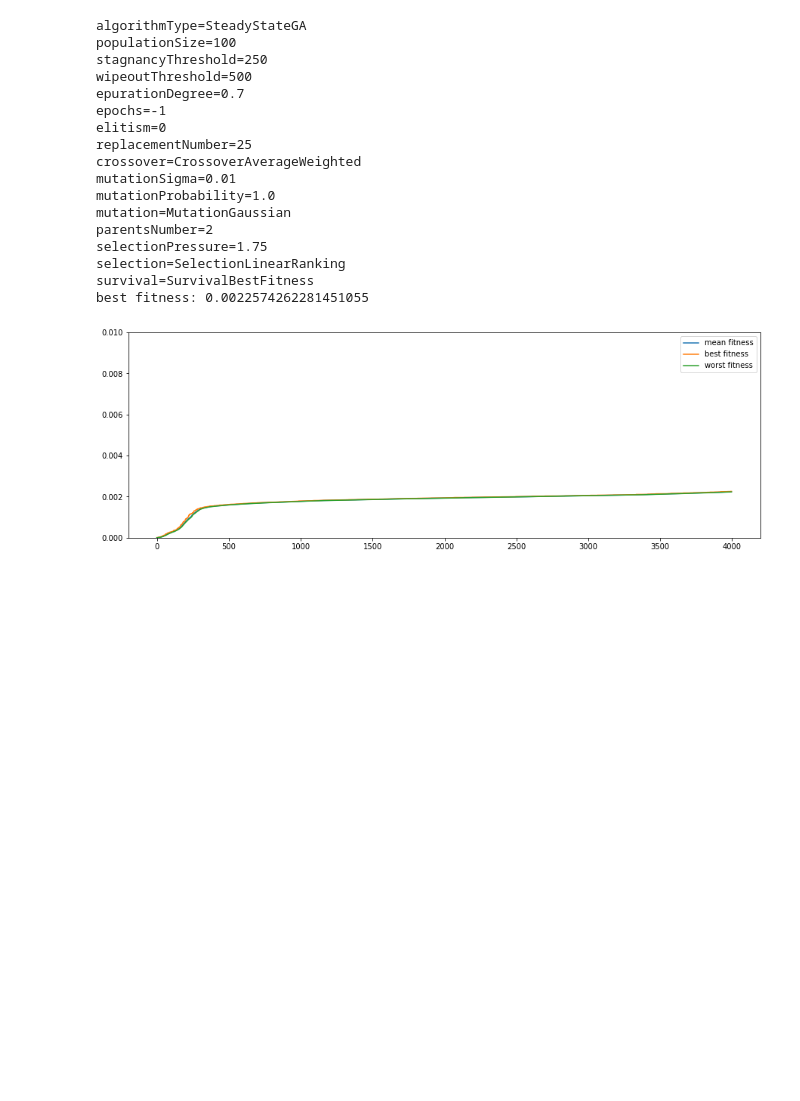
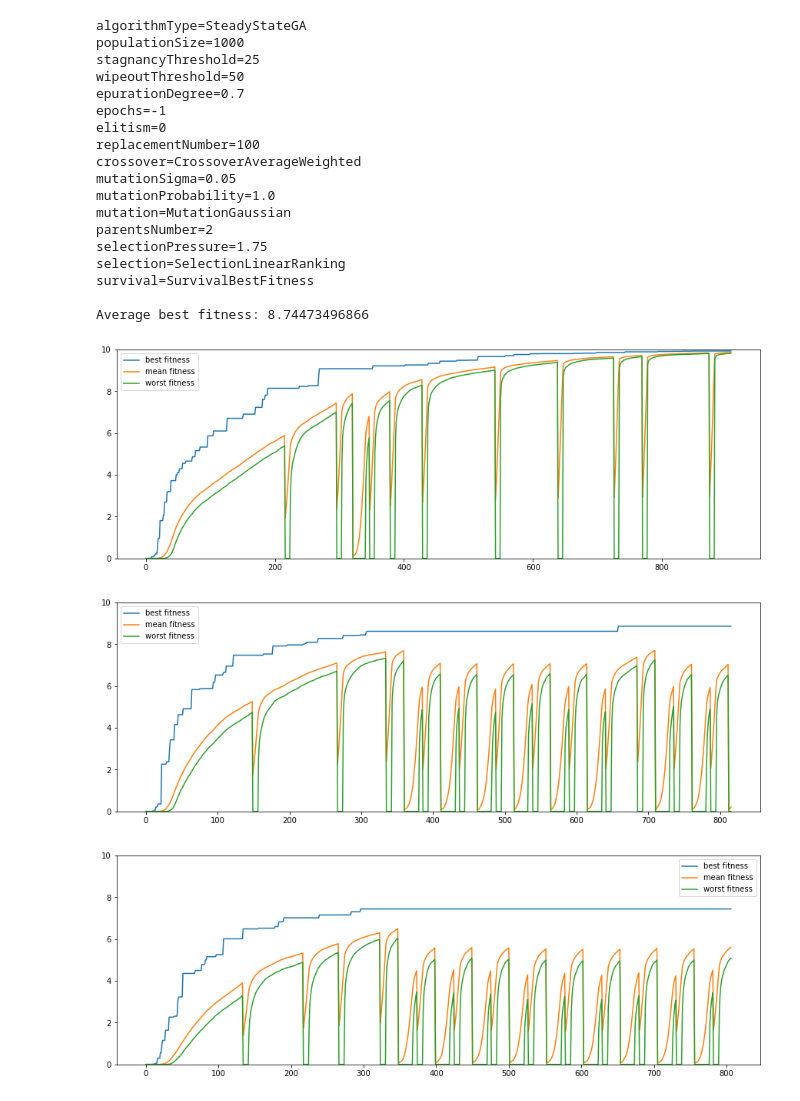
Before and after one commit to HitLuca/EC-Function_optimization, a Jupyter notebook: PythonPlotter.ipynb, the cells around one changed output. Drawn from its saved outputs; the diff is of its cells as text; code cells hidden in the pictures; blank space fills up the shorter version.

```diff
--- a/PythonPlotter.ipynb
+++ b/PythonPlotter.ipynb
@@ -11,7 +14,10 @@ properties = False
 properties_finished = False
 scores = False
 scores_finished = False
-with open('logs/last_run.log') as f:
+
+folders = os.listdir('logs/')
+
+with open('logs/' + folders[-1] + '/run.log') as f:
     for line in f.readlines():
         line = line.replace('\n', '')
         if line == "Properties:":
@@ -25,40 +31,54 @@ with open('logs/last_run.log') as f:
             best_fitness.append([])
             worst_fitness.append([])
         elif line == "EndScores":
             scores = False
             scores_finished = True
         elif properties and not properties_finished:
             print line
         elif scores:
             line = line.replace(',', '').split()
             mean_fitness[-1].append(line[1])
             best_fitness[-1].append(line[2])
             worst_fitness[-1].append(line[3])
 
+print
+avg_fitness = 0
 for i in range(len(mean_fitness)):
+    avg_fitness = avg_fitness + float(best_fitness[i][-1])
+
+print 'Average best fitness:', avg_fitness / len(best_fitness)
+
+for i in range(len(best_fitness)):
     figure(figsize=(15, 5))
-    print "best fitness:", best_fitness[i][-1]
+    plot(best_fitness[i], label="best fitness")
     plot(mean_fitness[i], label="mean fitness")
-    plot(best_fitness[i], label="best fitness")
     plot(worst_fitness[i], label="worst fitness")
     plt.legend()
-    plt.ylim(0, 0.01)
+    plt.ylim(0, 10)
+
+figure(figsize=(15, 5))
+for i in range(len(mean_fitness)):
+    plot(best_fitness[i], label="best fitness")
+    plt.ylim(0, 10)
 # %% [output]
 algorithmType=SteadyStateGA
-populationSize=100
-stagnancyThreshold=250
-wipeoutThreshold=500
+populationSize=1000
+stagnancyThreshold=25
+wipeoutThreshold=50
 epurationDegree=0.7
 epochs=-1
 elitism=0
-replacementNumber=25
+replacementNumber=100
 crossover=CrossoverAverageWeighted
-mutationSigma=0.01
+mutationSigma=0.05
 mutationProbability=1.0
 mutation=MutationGaussian
 parentsNumber=2
 selectionPressure=1.75
 selection=SelectionLinearRanking
 survival=SurvivalBestFitness
-best fitness: 0.0022574262281451055
+
+Average best fitness: 8.74473496866
-[figure, old version]
+[figure, new version]
+[figure, added]
+[figure, added]
```
Also changed, not shown: parts of 2 cells of this notebook, 2 other files.
